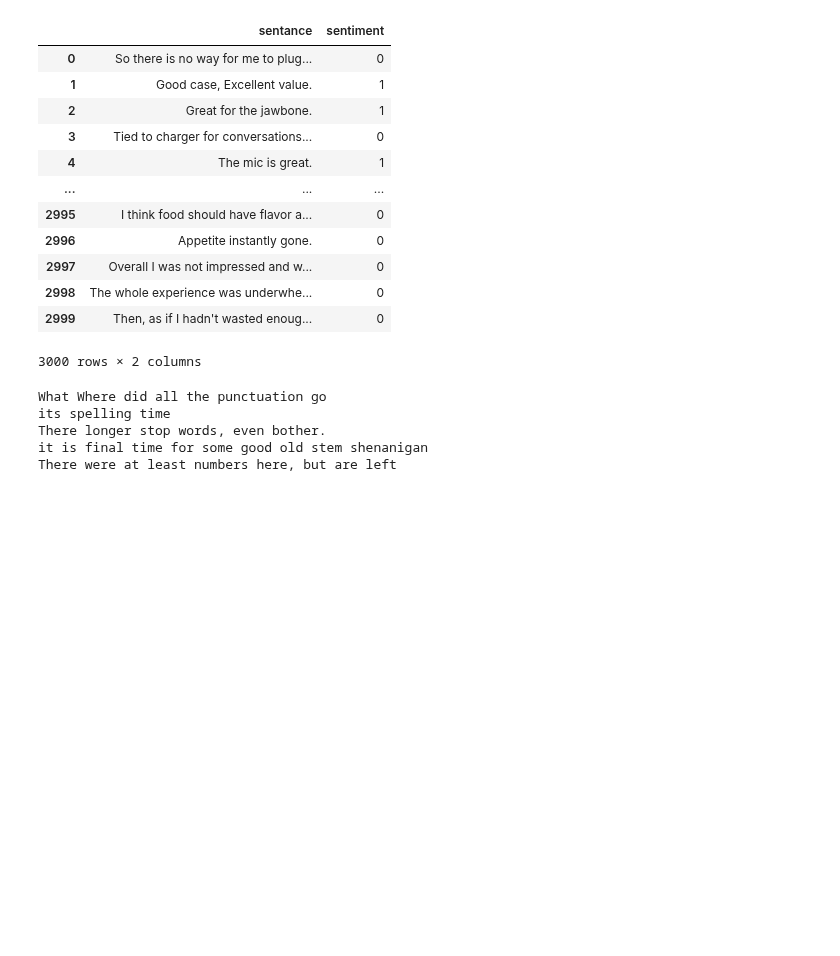
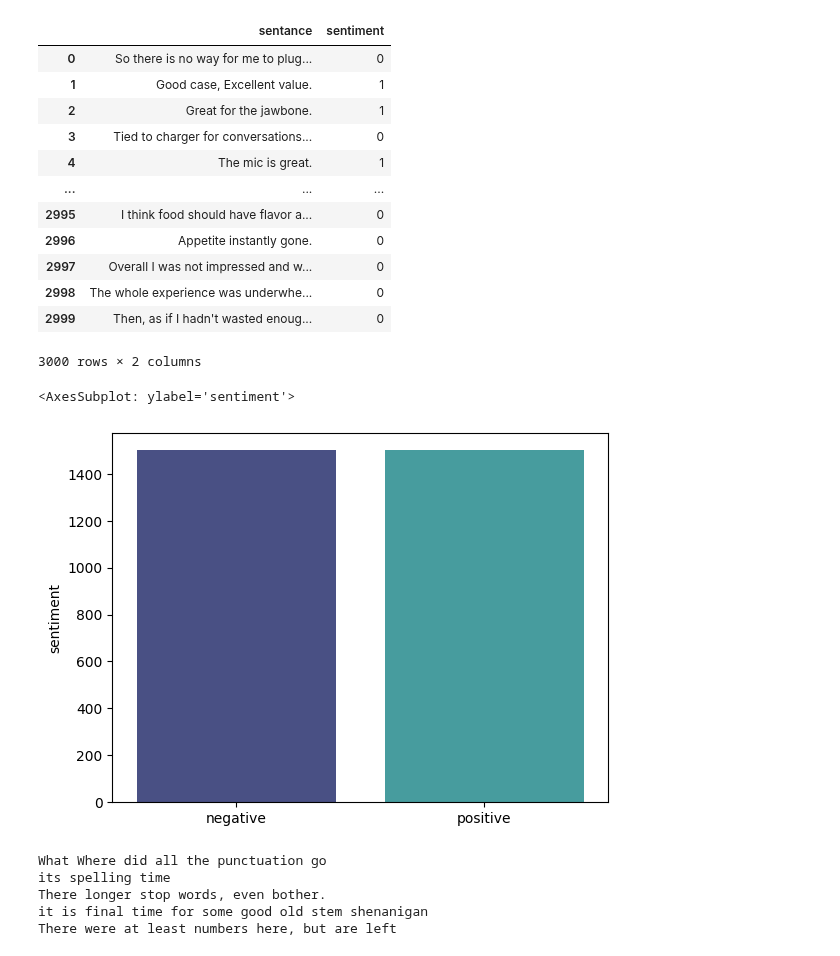
Before and after one commit to mjtalaska/Sentiment-analysis-feedforward, a Jupyter notebook: sentiment-analysis-with-feedforward-neural-network.ipynb, the cells around one changed output. Drawn from its saved outputs; the diff is of its cells as text; code cells hidden in the pictures; blank space fills up the shorter version.

Commit message:
Kaggle Notebook | Sentiment analysis with Feedforward Neural Network | Version 34

```diff
--- a/sentiment-analysis-with-feedforward-neural-network.ipynb
+++ b/sentiment-analysis-with-feedforward-neural-network.ipynb
@@ -78,6 +79,12 @@ data
 | 2998 | The whole experience was underwhe... | 0 |
 | 2999 | Then, as if I hadn't wasted enoug... | 0 |
 3000 rows × 2 columns
+# %%
+x = data['sentiment'].value_counts()
+sns.barplot(x=['negative', 'positive'], y=x, palette='mako')
+# %% [output]
+<AxesSubplot: ylabel='sentiment'>
+[figure, added]
 # %%
 sc = SpellChecker()
 stemmer = SnowballStemmer(language='english')
```
Also changed, not shown: parts of 19 cells of this notebook.
